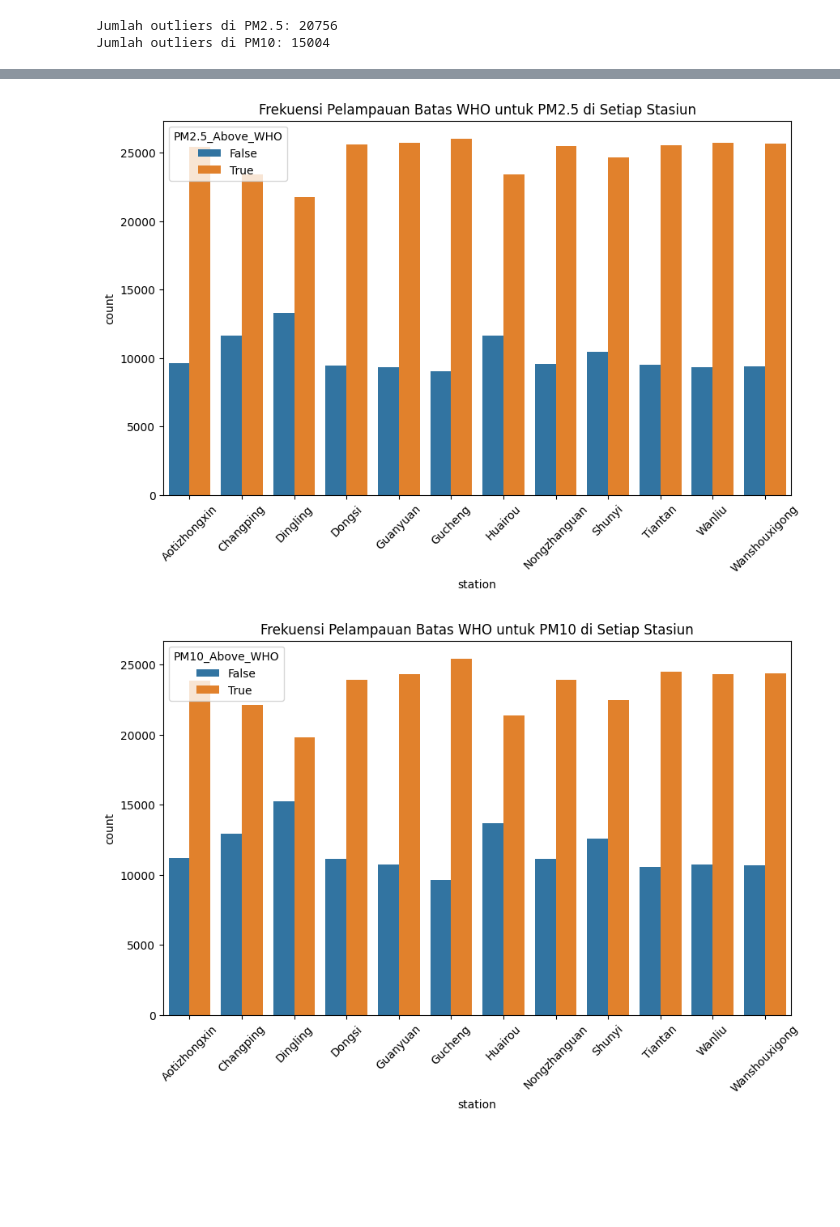
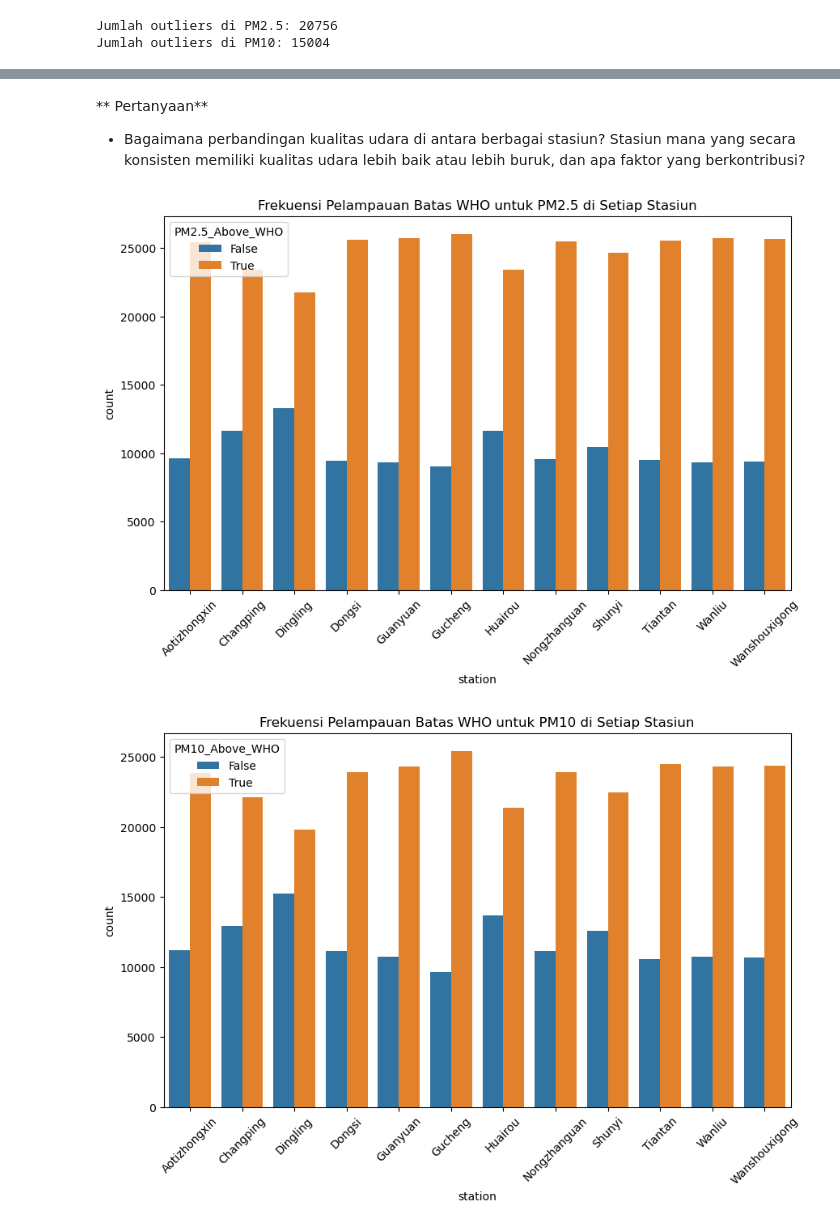
Before and after one commit to sltns22/suhu, a Jupyter notebook: notebook.ipynb, the cells around one changed output, grey strips where cells are left out. Drawn from its saved outputs; the diff is of its cells as text; code cells hidden in the pictures; blank space fills up the shorter version.

```diff
--- a/notebook.ipynb
+++ b/notebook.ipynb
@@ -1516,32 +1501,23 @@ plt.show()
+# %% [markdown]
+** Pertanyaan**
+- Bagaimana perbandingan kualitas udara di antara berbagai stasiun? Stasiun mana yang secara konsisten memiliki kualitas udara lebih baik atau lebih buruk, dan apa faktor yang berkontribusi?
 # %%
-'''
-4. Hubungan Antara PM2.5 dan PM10 dengan Dampak pada Kesehatan
-Lo bisa melihat apakah ada banyak pelanggaran batas ambang WHO untuk polusi udara dengan cara memeriksa berapa kali konsentrasi PM2.5 dan PM10 melebihi standar WHO. WHO menetapkan bahwa:
-'''
-
-# Batas harian PM2.5 adalah 25 µg/m³.
-# Batas harian PM10 adalah 50 µg/m³.
-
 # Menghitung frekuensi pelampauan batas ambang WHO
 all_df['PM2.5_Above_WHO'] = all_df['PM2.5'] > 25
 all_df['PM10_Above_WHO'] = all_df['PM10'] > 50
 
 # Plotting frequency of WHO threshold breaches for PM2.5 and PM10
 plt.figure(figsize=(10,6))
 sns.countplot(x='station', hue='PM2.5_Above_WHO', data=all_df)
 plt.title('Frekuensi Pelampauan Batas WHO untuk PM2.5 di Setiap Stasiun')
 plt.xticks(rotation=45)
 plt.show()
 
 plt.figure(figsize=(10,6))
 sns.countplot(x='station', hue='PM10_Above_WHO', data=all_df)
 plt.title('Frekuensi Pelampauan Batas WHO untuk PM10 di Setiap Stasiun')
 plt.xticks(rotation=45)
 plt.show()
-
-# Analisis:
-# Stasiun mana yang sering kali melampaui batas WHO untuk PM2.5 dan PM10?
-# Apakah ada tren musiman yang menyebabkan peningkatan pelanggaran standar WHO di waktu-waktu tertentu?
 # %% [output]
-[figure, old version]
+[figure, new version]
-[figure, old version]
+[figure, new version]
```
Also changed, not shown: parts of 39 cells of this notebook, 2 other files.
